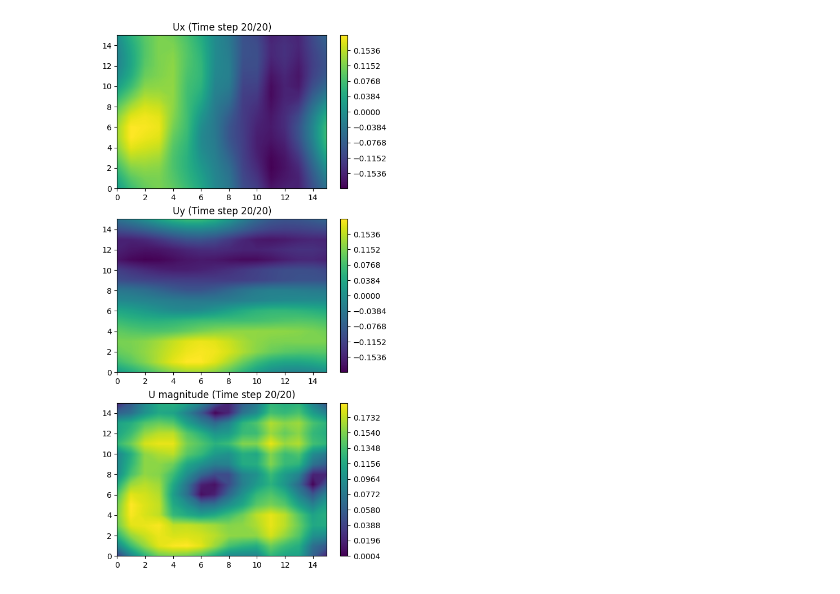
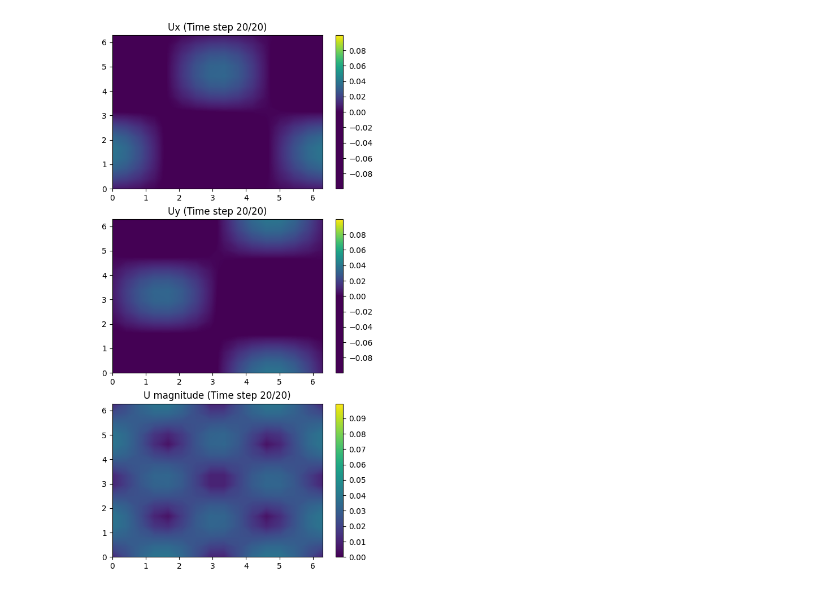
Before and after one commit to Harmon9802/QuantumLBM, a Jupyter notebook: classical_taylor/Taylor_green_2nd CL.ipynb, the cells around one changed output. Saved outputs shown, nothing was run; the diff lists cells and outputs as text; code cells hidden in the pictures.

```diff
--- a/classical_taylor/Taylor_green_2nd CL.ipynb
+++ b/classical_taylor/Taylor_green_2nd CL.ipynb
@@ -27,31 +27,24 @@ ci = jnp.array([[0, 1, 0, -1, 0, 1, -1, -1, 1],
 omega = 1.0
 weights = jnp.array([4/9, 1/9, 1/9, 1/9, 1/9, 1/36, 1/36, 1/36, 1/36])
 # %%
+
 # Meshgrid definition in 2D XY domain
 t = jnp.arange(Nt)
-xm = jnp.arange(Nx)
-ym = jnp.arange(Ny)
+xm = jnp.linspace(0, 2*jnp.pi, Nx)
+ym = jnp.linspace(0, 2*jnp.pi, Ny)
 X, Y = jnp.meshgrid(xm, ym, indexing='ij')
 # %%
 # Density initialization
-rho = jnp.full((Nx, Ny), 0.1)
-rho = rho.at[:,int(Nx/2)-1].set(0.3)
-rho = rho.at[int(Nx/2-1),:].set(0.3)
+rho = jnp.full((Nx, Ny), 1.0)
 
 # Parameters for velocity field
-A, B = 0.2, 0.2  # Amplitude of velocity components
-a, b = 2.0, 2.0     # Frequency parameters
+A, B = 0.1, -0.1 # Amplitude of velocity components
+a, b = 1.0, 1.0  # Wave number
 
 # Initialize velocity field
 u = jnp.zeros((Nx, Ny, 2))
-x = jnp.linspace(0.2 * jnp.pi, Nx)
-y = jnp.linspace(0.2 * jnp.pi, Ny)
-
-# Populate the velocity field
-for i in range(Nx):
-    for j in range(Ny):
-        u = u.at[i, j, 0].set(A * jnp.cos(a * x[i]) * jnp.sin(b * y[j]))
-        u = u.at[i, j, 1].set(B * jnp.sin(a * x[i]) * jnp.cos(b * y[j]))
+u = u.at[:, :, 0].set(A * jnp.cos(a * X) * jnp.sin(b * Y))
+u = u.at[:, :, 1].set(B * jnp.sin(a * X) * jnp.cos(b * Y))
 # %%
 # fi field initialization
 fi = jnp.zeros((Nx, Ny, Nq))
@@ -96,11 +89,15 @@ def get_matrix(omega):
 
     return A_ij, B_ijk
 # %%
+x = jnp.arange(Nx)
+y = jnp.arange(Ny)
+x, y = jnp.meshgrid(x, y, indexing='ij')
+
 def collision_BGK_2nd_carleman(fi_pre, A_ij, g_jk, B_ijk):
     f_j = jnp.squeeze(fi_pre)
     A_i = jnp.einsum('ij,NMj->NMi', A_ij, f_j) # N stands for x direction and M for y
 
-    g_jk_dia = g_jk[X, Y, :, X, Y, :]
+    g_jk_dia = g_jk[x, y, :, x, y, :]
 
     B_i = jnp.einsum('ijk,NMjk->NMi', B_ijk, g_jk_dia)
     fi_collisioned = A_i + B_i
@@ -145,5 +143,5 @@ for it in range(Nt):
     ux1.append(uxit)
     uy1.append(uyit)
     um1.append(umit)
-    print(step)
-    step += 1
+    # print(step)
+    # step += 1
@@ -175,39 +152,39 @@ ax1, ax2, ax3 = axes
 frames = Nt
 
 def init():
     # For ux
-    contour1 = ax1.contourf(X, Y, ux1[0], levels=500, cmap='viridis')
+    contour1 = ax1.contourf(X, Y, ux1[0], levels=500, cmap='viridis', vmin=0.0, vmax=0.1)
     plt.colorbar(contour1, ax=ax1)
 
     # For uy
-    contour2 = ax2.contourf(X, Y, uy1[0], levels=500, cmap='viridis')
+    contour2 = ax2.contourf(X, Y, uy1[0], levels=500, cmap='viridis', vmin=0.0, vmax=0.1)
     plt.colorbar(contour2, ax=ax2)
 
     # For u magnitude
-    contour3 = ax3.contourf(X, Y, um1[0], levels=500, cmap='viridis')
+    contour3 = ax3.contourf(X, Y, um1[0], levels=500, cmap='viridis', vmin=0.0, vmax=0.1)
     plt.colorbar(contour3, ax=ax3)
 
 def update(frame):
     # For ux
     ax1.clear()
-    ax1.contourf(X, Y, ux1[frame], levels=500, cmap='viridis')
+    ax1.contourf(X, Y, ux1[frame], levels=500, cmap='viridis', vmin=0.0, vmax=0.1)
     ax1.set_title(f"Ux (Time step {frame + 1}/{frames})")
 
     # For uy
     ax2.clear()
-    ax2.contourf(X, Y, uy1[frame], levels=500, cmap='viridis')
+    ax2.contourf(X, Y, uy1[frame], levels=500, cmap='viridis', vmin=0.0, vmax=0.1)
     ax2.set_title(f"Uy (Time step {frame + 1}/{frames})")
 
     # For u magnitude
     ax3.clear()
-    ax3.contourf(X, Y, um1[frame], levels=500, cmap='viridis')
+    ax3.contourf(X, Y, um1[frame], levels=500, cmap='viridis', vmin=0.0, vmax=0.1)
     ax3.set_title(f"U magnitude (Time step {frame + 1}/{frames})")
 
 # Create the animation
 anim = FuncAnimation(fig, update, frames, init_func=init, interval=500)
 anim.save("Taylor_velocity_2nd CL.gif", writer="pillow", fps=500)
 plt.show()
 # %% [output]
-[figure, old version]
+[figure, new version]
 # %%
 jnp.save("fi_2nd CL_taylor", fit)
```
Also changed, not shown: parts of 2 cells of this notebook, 7 other files.
